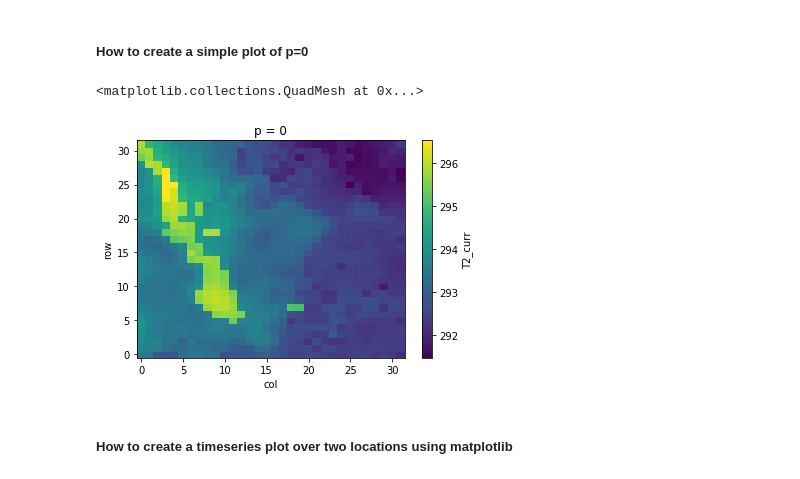
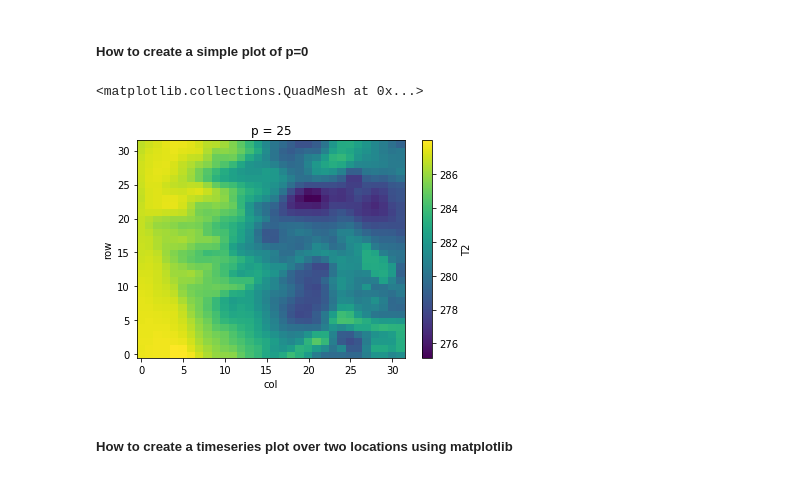
Before and after one commit to djgagne/ams-ml-python-course, a Jupyter notebook: module_1/ML_Short_Course_Module_1_data_analysis_and_preproc.ipynb, the cells around one changed output. Drawn from its saved outputs; the diff is of its cells as text; code cells hidden in the pictures.

```diff
--- a/module_1/ML_Short_Course_Module_1_data_analysis_and_preproc.ipynb
+++ b/module_1/ML_Short_Course_Module_1_data_analysis_and_preproc.ipynb
@@ -325,10 +365,10 @@ T[:,1,1].plot()
 # %% [markdown]
 ##### How to create a simple plot of p=0
 # %%
-T.isel(p=0).plot()
+T.isel(p=25).plot()
 # %% [output]
 <matplotlib.collections.QuadMesh at 0x...>
-[figure, old version]
+[figure, new version]
 # %% [markdown]
 ##### How to create a timeseries plot over two locations using matplotlib
 # %%
```
Also changed, not shown: parts of 44 cells of this notebook.
